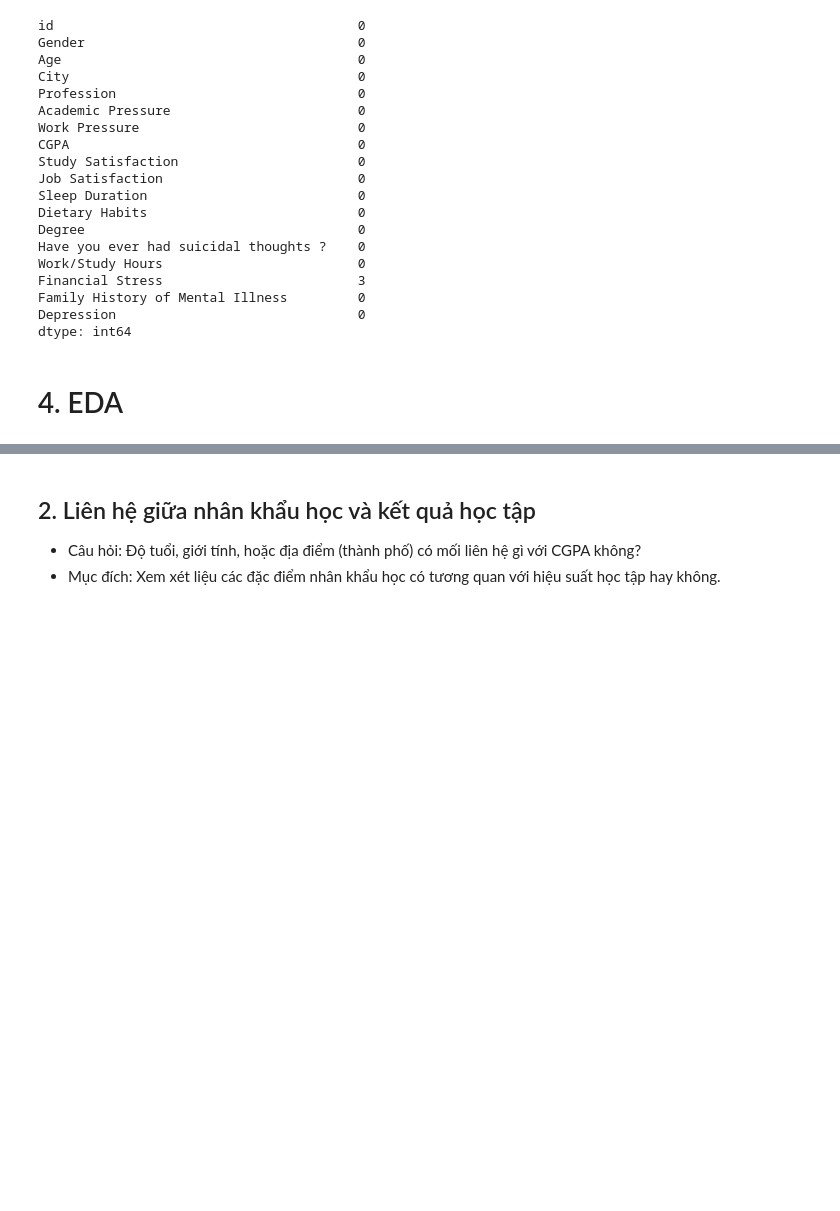
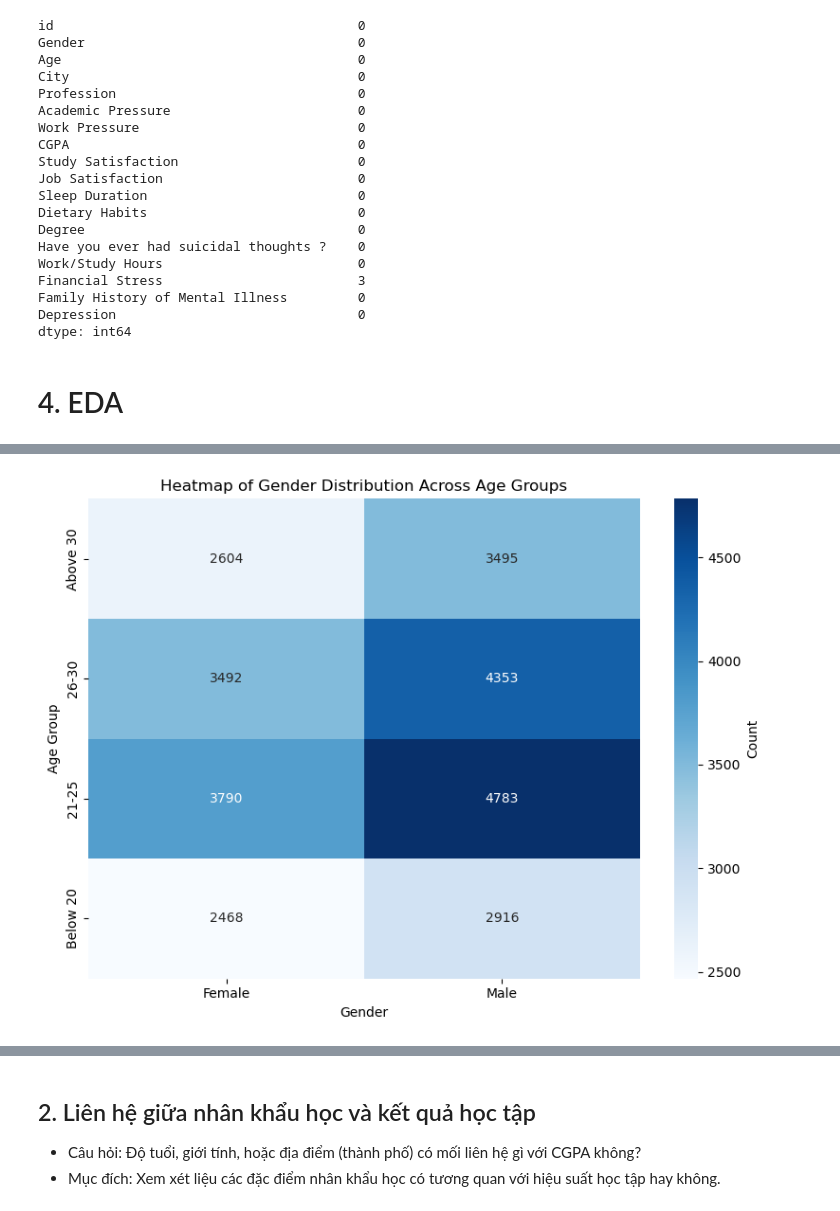
Before and after one commit to lhldanh/HCMUS_-CSC17104_Final_Project, a Jupyter notebook: main.ipynb, the cells around one changed output, grey strips where cells are left out. Drawn from its saved outputs; the diff is of its cells as text; code cells hidden in the pictures; blank space fills up the shorter version.

```diff
--- a/main.ipynb
+++ b/main.ipynb
@@ -88,0 +157,11 @@ df['Financial Stress'] = df['Financial Stress'].fillna(df['Financial Stress'].me
+# %%
+# Plotting a heatmap
+plt.figure(figsize=(8, 6))
+sns.heatmap(age_gender_counts[::-1], annot=True, fmt='d', cmap='Blues', cbar_kws={'label': 'Count'})
+plt.title('Heatmap of Gender Distribution Across Age Groups')
+plt.xlabel('Gender')
+plt.ylabel('Age Group')
+plt.tight_layout()
+plt.show()
+# %% [output]
+[figure, added]
```
Also changed, not shown: parts of 22 cells of this notebook.
